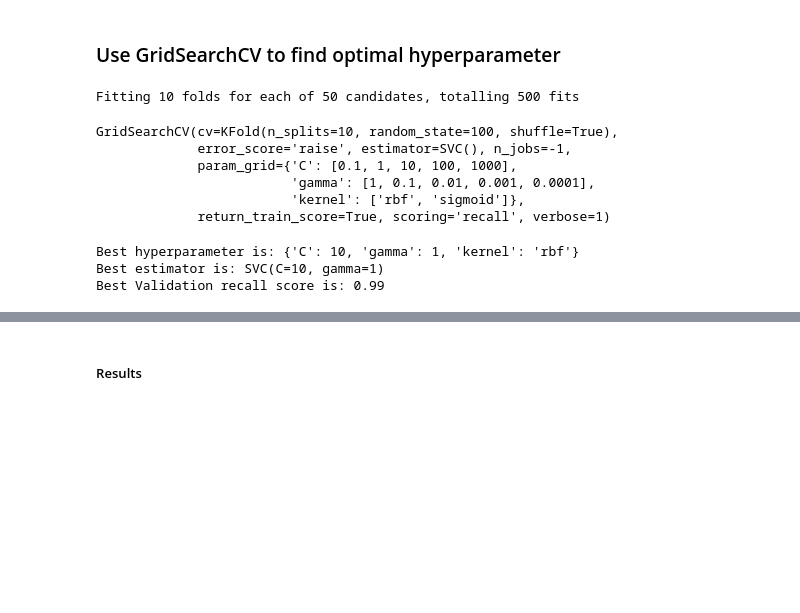
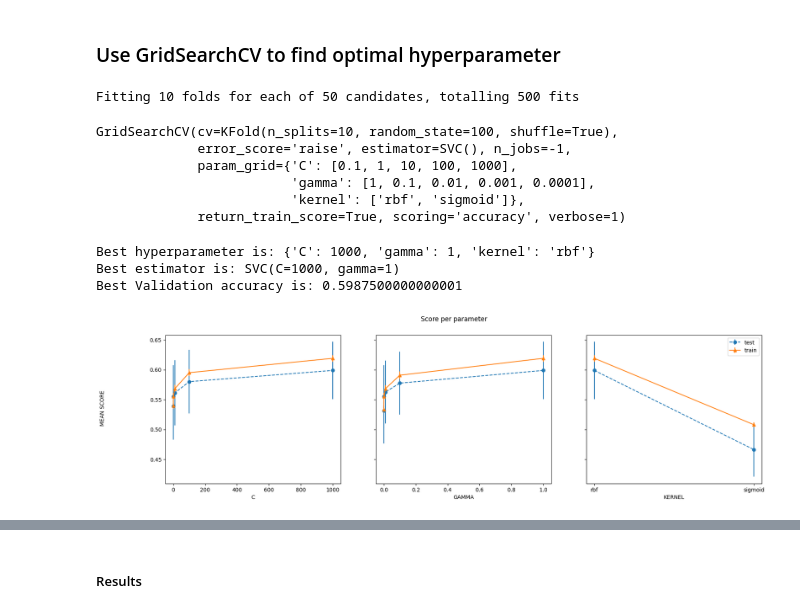
Before and after one commit to ashyo98/transit_classification, a Jupyter notebook: SVM.ipynb, the cells around one changed output, grey strips where cells are left out. Saved outputs shown, nothing was run; the diff lists cells and outputs as text; code cells hidden in the pictures; blank space fills up the shorter version.

```diff
--- a/SVM.ipynb
+++ b/SVM.ipynb
@@ -164,9 +173,12 @@ Recall score is 1.0
 ## Use Phase-folded smooth data
 # %%
 # from csv file created using utils.collect_curves_tofiles()
-all_curves = pd.read_csv('./Data/flux_phase_1000_50.csv', header = None)
-all_times = pd.read_csv('./Data/time_phase_1000_50.csv', header = None)
-all_labels = pd.read_csv('./Data/labels_phase_1000_50.csv', header = None)
+# all_curves = pd.read_csv('./Data/flux_phase_200_1000_50.csv', header = None)
+# all_times = pd.read_csv('./Data/time_phase_200_1000_50.csv', header = None)
+# all_labels = pd.read_csv('./Data/labels_phase_200_1000_50.csv', header = None)
+all_curves = pd.read_csv('./Data/flux_phase_1000_1000_50.csv', header = None)
+all_times = pd.read_csv('./Data/time_phase_1000_1000_50.csv', header = None)
+all_labels = pd.read_csv('./Data/labels_phase_1000_1000_50.csv', header = None)
 all_labels = np.array(all_labels).ravel()
 
 X_train, X_test, y_train, y_test = train_test_split(all_curves, all_labels, test_size=0.2, random_state=321)
@@ -184,7 +196,8 @@ param_grid = {'C': [0.1, 1, 10, 100, 1000],
 
 folds = KFold(n_splits = 10, shuffle = True, random_state = 100) # 10-fold cross validation
 
-grid = GridSearchCV(SVC(), param_grid, refit = True, cv = folds, scoring='recall', verbose = 1, return_train_score=True, error_score='raise', n_jobs=-1)
+# grid = GridSearchCV(SVC(), param_grid, refit = True, cv = folds, scoring='recall', verbose = 1, return_train_score=True, error_score='raise', n_jobs=-1)
+grid = GridSearchCV(SVC(), param_grid, refit = True, cv = folds, scoring='accuracy', verbose = 1, return_train_score=True, error_score='raise', n_jobs=-1)
 
 # fitting the model for grid search
 grid.fit(X_train_interp, y_train.ravel())
@@ -195,7 +208,7 @@ GridSearchCV(cv=KFold(n_splits=10, random_state=100, shuffle=True),
              param_grid={'C': [0.1, 1, 10, 100, 1000],
                          'gamma': [1, 0.1, 0.01, 0.001, 0.0001],
                          'kernel': ['rbf', 'sigmoid']},
-             return_train_score=True, scoring='recall', verbose=1)
+             return_train_score=True, scoring='accuracy', verbose=1)
 # %%
 # print best parameter after tuning
 print(f"Best hyperparameter is: {grid.best_params_}")
@@ -203,8 +216,46 @@ print(f"Best hyperparameter is: {grid.best_params_}")
 # print how our model looks after hyper-parameter tuning
 print(f"Best estimator is: {grid.best_estimator_}")
 
-print(f"Best Validation recall score is: {grid.best_score_}")
+print(f"Best Validation accuracy is: {grid.best_score_}")
 # %% [output]
-Best hyperparameter is: {'C': 10, 'gamma': 1, 'kernel': 'rbf'}
-Best estimator is: SVC(C=10, gamma=1)
-Best Validation recall score is: 0.99
+Best hyperparameter is: {'C': 1000, 'gamma': 1, 'kernel': 'rbf'}
+Best estimator is: SVC(C=1000, gamma=1)
+Best Validation accuracy is: 0.5987500000000001
+# %%
+results = grid.cv_results_
+means_test = results['mean_test_score']
+stds_test = results['std_test_score']
+means_train = results['mean_train_score']
+stds_train = results['std_train_score']
+
+## Getting indexes of values per hyper-parameter
+masks=[]
+masks_names= list(grid.best_params_.keys())
+for p_k, p_v in grid.best_params_.items():
+    masks.append(list(results['param_'+p_k].data==p_v))
+
+params=grid.param_grid
+
+## Ploting results
+fig, ax = plt.subplots(1,len(params),sharex='none', sharey='all',figsize=(20,5))
+fig.suptitle('Score per parameter')
+fig.text(0.04, 0.5, 'MEAN SCORE', va='center', rotation='vertical')
+pram_preformace_in_best = {}
+for i, p in enumerate(masks_names):
+    m = np.stack(masks[:i] + masks[i+1:])
+    pram_preformace_in_best
+    best_parms_mask = m.all(axis=0)
+    best_index = np.where(best_parms_mask)[0]
+    x = np.array(params[p])
+    y_1 = np.array(means_test[best_index])
+    e_1 = np.array(stds_test[best_index])
+    y_2 = np.array(means_train[best_index])
+    e_2 = np.array(stds_train[best_index])
+    ax[i].errorbar(x, y_1, e_1, linestyle='--', marker='o', label='test')
+    ax[i].errorbar(x, y_2, e_2, linestyle='-', marker='^',label='train' )
+    ax[i].set_xlabel(p.upper())
+
+plt.legend()
+plt.show()
+# %% [output]
+[figure, added]
```
Also changed, not shown: parts of 6 cells of this notebook, 9 other files.
